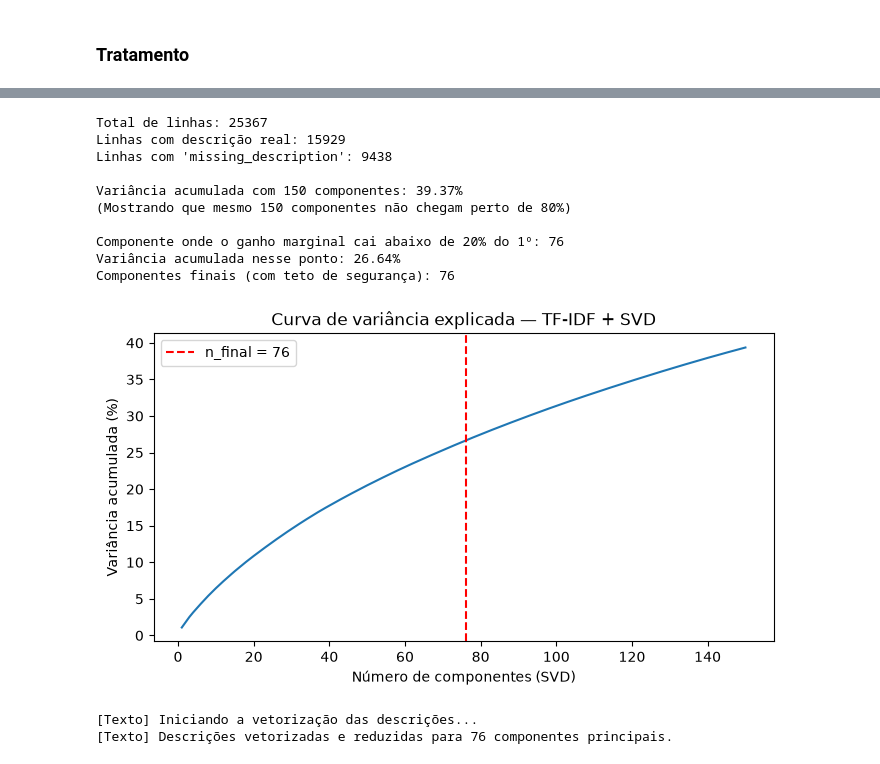
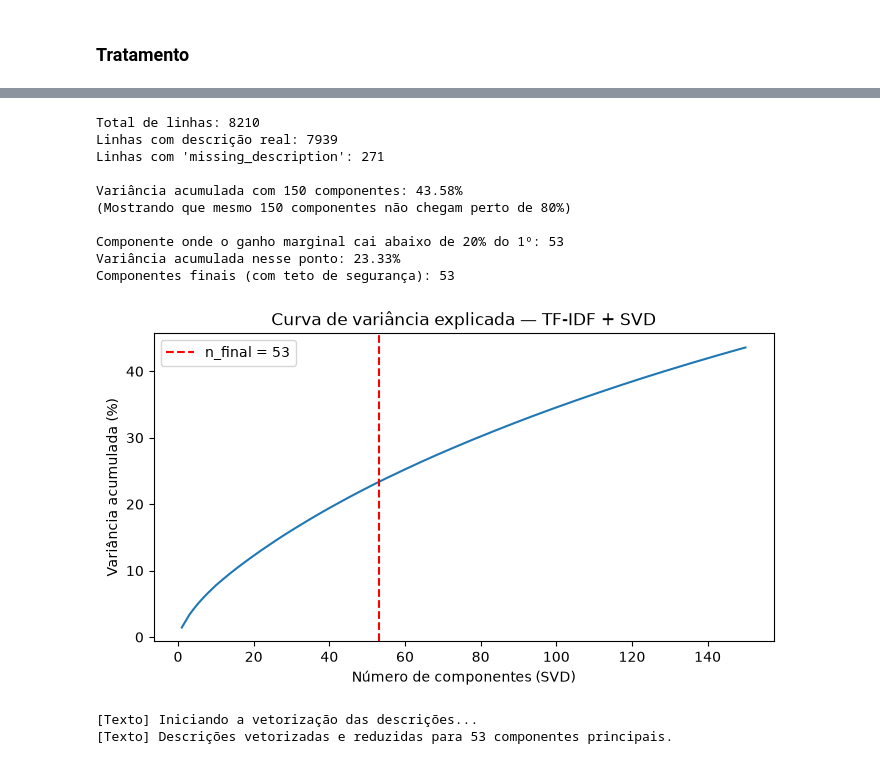
Before and after one commit to GabrielAquarius/trabalho_machine_learning, a Jupyter notebook: tratamento/tratamento_dados.ipynb, the cells around one changed output, grey strips where cells are left out. Cells and saved outputs as stored; diff of their text form; code cells hidden in the pictures.

```diff
--- a/tratamento/tratamento_dados.ipynb
+++ b/tratamento/tratamento_dados.ipynb
@@ -221,3 +190,12 @@ def remove_extreme_outliers(df: pd.DataFrame, cols: list, max_pct_removal: float
     print(f"[outliers] Total: {tamanho_original:,} -> {len(df):,} linhas ({tamanho_original - len(df):,} removidas, {(tamanho_original - len(df))/tamanho_original*100:.2f}%).")
 
     return df
+# %%
+def filter_by_mechanisms(df: pd.DataFrame) -> pd.DataFrame:
+    tamanho_original = len(df)
+
+    # Remove todas as linhas onde 'mechanisms' é nulo (NaN)
+    df = df.dropna(subset=["mechanisms"]).copy()
+
+    print(f"[filter_mechanisms] Linhas reduzidas de {tamanho_original:,} para {len(df):,} baseando-se na presença de 'mechanisms'.")
+    return df
@@ -227,6 +234,7 @@ def run_pipeline(csv_path: str) -> pd.DataFrame:
 
     df = (df.pipe(drop_duplicate_rows)
             .pipe(drop_unnecessary_columns)
+            .pipe(filter_by_mechanisms)
             .pipe(filter_valid_ratings)
             .pipe(clean_numeric_columns)
             .pipe(clean_num_players)
@@ -236,14 +244,19 @@ def run_pipeline(csv_path: str) -> pd.DataFrame:
             .pipe(clean_publishers)
             .pipe(clean_relationships)
             .pipe(drop_falha_rows)
-            .pipe(extract_main_publisher)
             .pipe(normalize_list_columns)
-            .pipe(impute_missing_values)
             .pipe(encode_publishers)
             .pipe(fix_min_max_inconsistencies)
+            .pipe(impute_missing_values)
             .pipe(remove_extreme_outliers, cols=['max_players', 'max_time', 'min_time'])
             )
 
     return df
 # %% [markdown]
 ### Tratamento
+# %%
+df = pd.read_excel("../data/bgg_dataset.xlsx", engine="openpyxl")
+
+df.to_csv("../data/bgg_dataset.csv", index=False, encoding="utf-8")
+
+df.info()
@@ -250,6 +281,7 @@ def run_pipeline(csv_path: str) -> pd.DataFrame:
 # %%
-csv_path = "../data/bgg_dataset.csv"
-df_tratado = run_pipeline(csv_path)
+bgg_csv = "../data/bgg_dataset.csv"
+
+df_tratado = run_pipeline(bgg_csv)
 # %% [output]
 [duplicates] 0 linha(s) duplicada(s) removida(s).
 [drop] Colunas removidas: ['artists', 'developer', 'rank', 'designers', 'avg_rating', 'price', 'num_voters', 'year']
@@ -440,6 +474,6 @@ Index(['title', 'description', 'geek_rating', 'min_suggested_age',
       dtype='str', length=128)
 # %%
-mask_real = ohe_df['has_description'] == 1
+mask_real = ohe_df['description'].notna()
 textos_reais = ohe_df.loc[mask_real, 'description']
 
 print(f"Total de linhas: {len(ohe_df)}")
@@ -460,46 +494,46 @@ print("(Mostrando que mesmo 150 componentes não chegam perto de 80%)\n")
 
 LIMIAR_GANHO_RELATIVO = 0.20
 ganho_relativo = variancia_individual / variancia_individual[0]
 
 condicao_cotovelo = ganho_relativo <= LIMIAR_GANHO_RELATIVO
 if np.any(condicao_cotovelo):
     n_ideal = np.argmax(condicao_cotovelo) + 1
 else:
     n_ideal = len(variancia_individual)
 
 TETO_COMPONENTES = 100  # teto de segurança / custo computacional
 n_final = min(n_ideal, TETO_COMPONENTES)
 
 print(f"Componente onde o ganho marginal cai abaixo de {LIMIAR_GANHO_RELATIVO*100:.0f}% do 1º: {n_ideal}")
 print(f"Variância acumulada nesse ponto: {variancia_acumulada[n_final-1]*100:.2f}%")
 print(f"Componentes finais (com teto de segurança): {n_final}")
 
 # Gráfico para visualizar o cotovelo
 plt.figure(figsize=(8,4))
 plt.plot(range(1, len(variancia_acumulada)+1), variancia_acumulada*100)
 plt.axvline(n_final, color='red', linestyle='--', label=f'n_final = {n_final}')
 plt.xlabel('Número de componentes (SVD)')
 plt.ylabel('Variância acumulada (%)')
 plt.title('Curva de variância explicada — TF-IDF + SVD')
 plt.legend()
 plt.show()
 # %% [output]
-Total de linhas: 25367
-Linhas com descrição real: 15929
-Linhas com 'missing_description': 9438
+Total de linhas: 8210
+Linhas com descrição real: 7939
+Linhas com 'missing_description': 271
 
-Variância acumulada com 150 componentes: 39.37%
+Variância acumulada com 150 componentes: 43.58%
 (Mostrando que mesmo 150 componentes não chegam perto de 80%)
 
-Componente onde o ganho marginal cai abaixo de 20% do 1º: 76
-Variância acumulada nesse ponto: 26.64%
-Componentes finais (com teto de segurança): 76
+Componente onde o ganho marginal cai abaixo de 20% do 1º: 53
+Variância acumulada nesse ponto: 23.33%
+Componentes finais (com teto de segurança): 53
-[figure, old version]
+[figure, new version]
 # %%
 def vectorize_descriptions(df: pd.DataFrame, n_components: int) -> pd.DataFrame:
     print("[Texto] Iniciando a vetorização das descrições...")
 
-    mask_real = df['has_description'] == 1
+    mask_real = df['description'].notna()
 
     tfidf = TfidfVectorizer(stop_words='english', max_features=1000)
     tfidf_matrix = tfidf.fit_transform(df.loc[mask_real, 'description'])
@@ -523,4 +557,4 @@ def vectorize_descriptions(df: pd.DataFrame, n_components: int) -> pd.DataFrame:
 vectorized_df = vectorize_descriptions(ohe_df, n_components=n_final)
 # %% [output]
 [Texto] Iniciando a vetorização das descrições...
-[Texto] Descrições vetorizadas e reduzidas para 76 componentes principais.
+[Texto] Descrições vetorizadas e reduzidas para 53 componentes principais.
```
Also changed, not shown: parts of 14 cells of this notebook, 2 other files.
